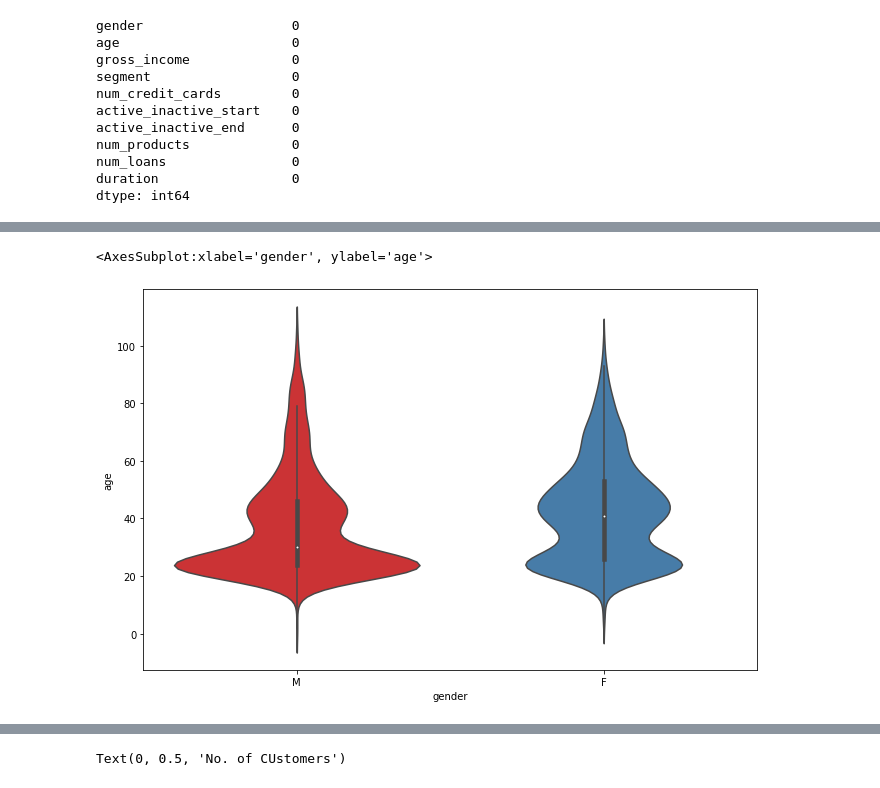
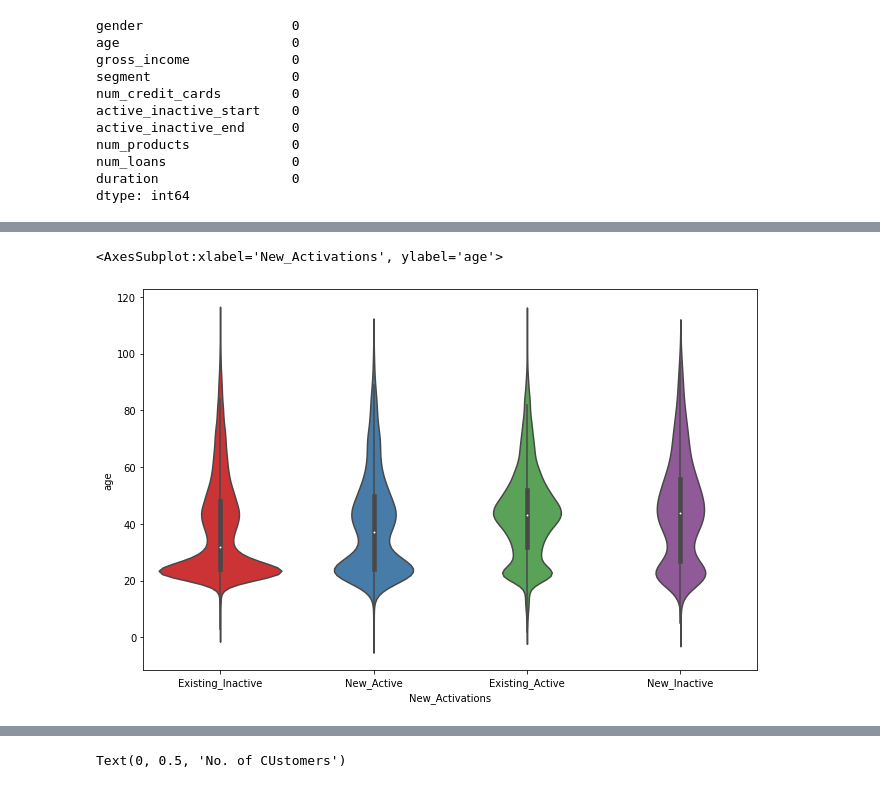
Before and after one commit to ArijitDana/Customer_Retention_Analysis, a Jupyter notebook: Customer_Retention_Working_File.ipynb, the cells around one changed output, grey strips where cells are left out. Saved outputs shown, nothing was run; the diff lists cells and outputs as text; code cells hidden in the pictures.

```diff
--- a/Customer_Retention_Working_File.ipynb
+++ b/Customer_Retention_Working_File.ipynb
@@ -232,6 +247,6 @@ New_Active.describe().transpose()
 # %%
 plt.figure(figsize=(11,7))
-sns.violinplot(data = New_Active, x='gender',y= 'age', palette='Set1')
+sns.violinplot(data = Cust_df, x='New_Activations',y= 'age', palette='Set1')
 # %% [output]
-<AxesSubplot:xlabel='gender', ylabel='age'>
+<AxesSubplot:xlabel='New_Activations', ylabel='age'>
-[figure, old version]
+[figure, new version]
```
Also changed, not shown: parts of 61 cells of this notebook.
